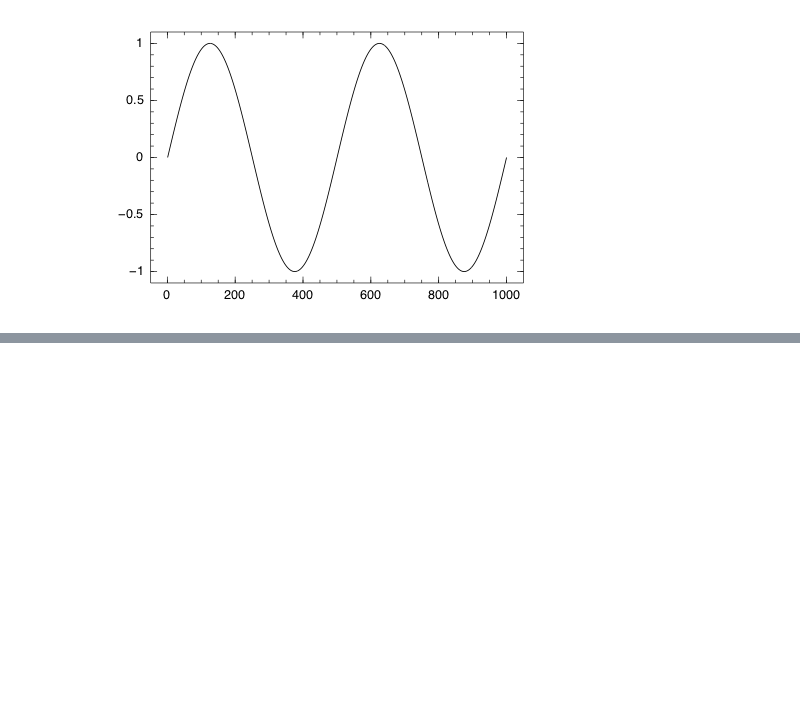
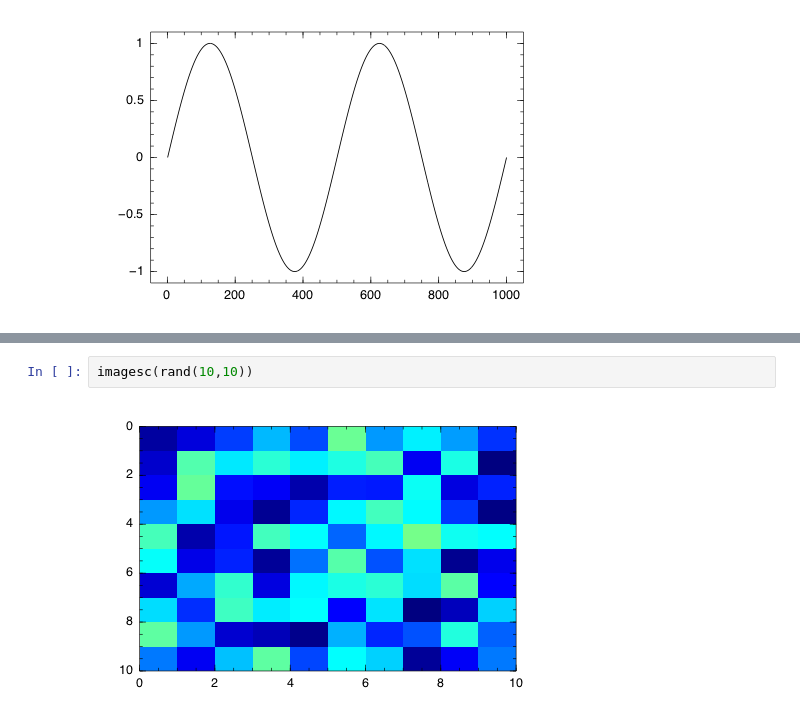
Before and after one commit to ppalmes/JuliaTutorials2016, a Jupyter notebook: 4. PlotDemo.ipynb, the cells around one changed output, grey strips where cells are left out. Drawn from its saved outputs; the diff is of its cells as text; blank space fills up the shorter version.

```diff
--- a/4. PlotDemo.ipynb
+++ b/4. PlotDemo.ipynb
@@ -38,0 +60,4 @@ Winston.plot(sin(x))
+# %%
+imagesc(rand(10,10))
+# %% [output]
+[figure, added]
```
Also changed, not shown: parts of 11 cells of this notebook, 12 other files.
